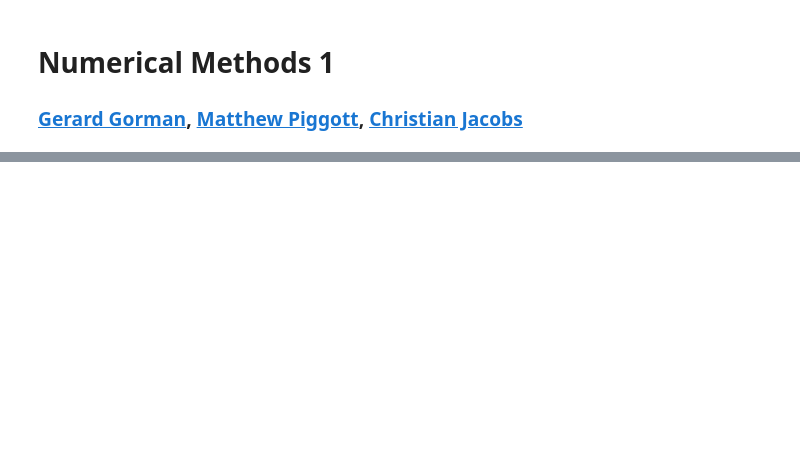
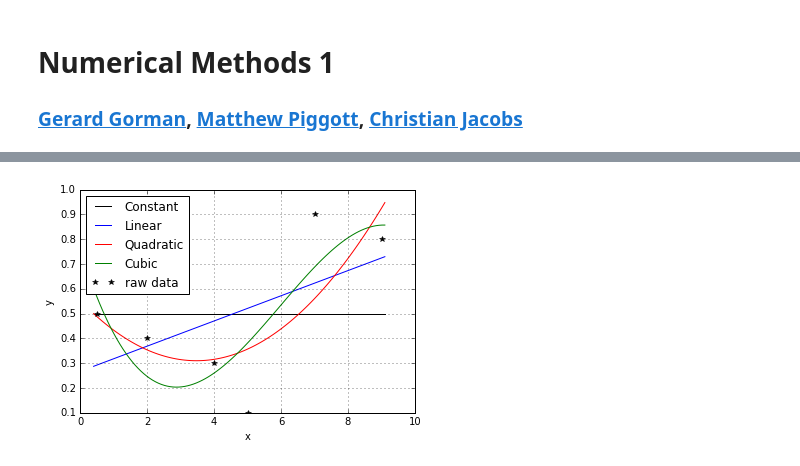
Before and after one commit to ggorman/Numerical-methods-1, a Jupyter notebook: notebook/interpolation.ipynb, the cells around one changed output, grey strips where cells are left out. Drawn from its saved outputs; the diff is of its cells as text; code cells hidden in the pictures; blank space fills up the shorter version.

```diff
--- a/notebook/interpolation.ipynb
+++ b/notebook/interpolation.ipynb
@@ -131,0 +240,31 @@ Write some code to compute the root-mean-square error (RMSE) for each of the cir
+# %%
+# Calculate coefficients of polynomial degree 0 - ie a constant value.
+poly_coeffs=numpy.polyfit(x, y, 0)
+# Construct a polynomial function which we can use to evaluate for arbitrary x values.
+p0 = numpy.poly1d(poly_coeffs)
+pylab.plot(xx, p0(xx), 'k', label='Constant')
+
+# Fit a polynomial degree 1 - ie a straight line.
+poly_coeffs=numpy.polyfit(x, y, 1)
+p1 = numpy.poly1d(poly_coeffs)
+pylab.plot(xx, p1(xx), 'b', label='Linear')
+
+# Quadratic
+poly_coeffs=numpy.polyfit(x, y, 2)
+p2 = numpy.poly1d(poly_coeffs)
+pylab.plot(xx, p2(xx), 'r', label='Quadratic')
+
+# Cubic
+poly_coeffs=numpy.polyfit(x, y, 3)
+p3 = numpy.poly1d(poly_coeffs)
+pylab.plot(xx, p3(xx), 'g', label='Cubic')
+
+# Overlay raw data
+plot_raw_data(x, y)
+
+# Add a legend
+pylab.legend(loc='best')
+
+pylab.show()
+# %% [output]
+[figure, added]
```
Also changed, not shown: parts of 28 cells of this notebook.
